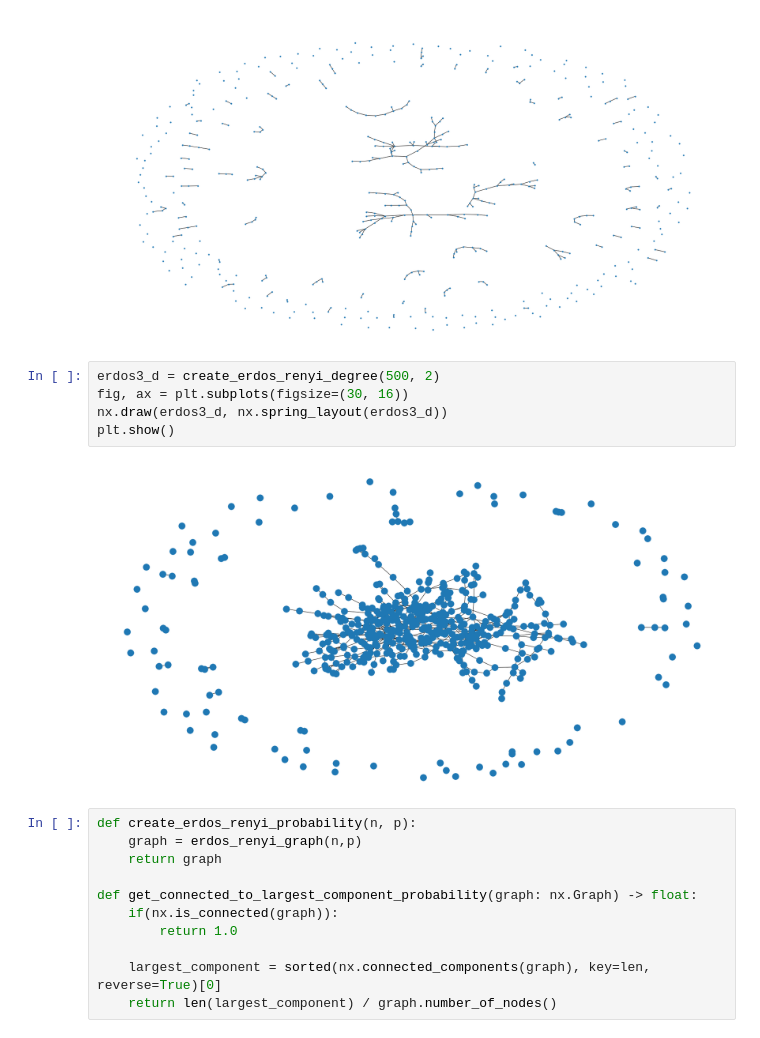
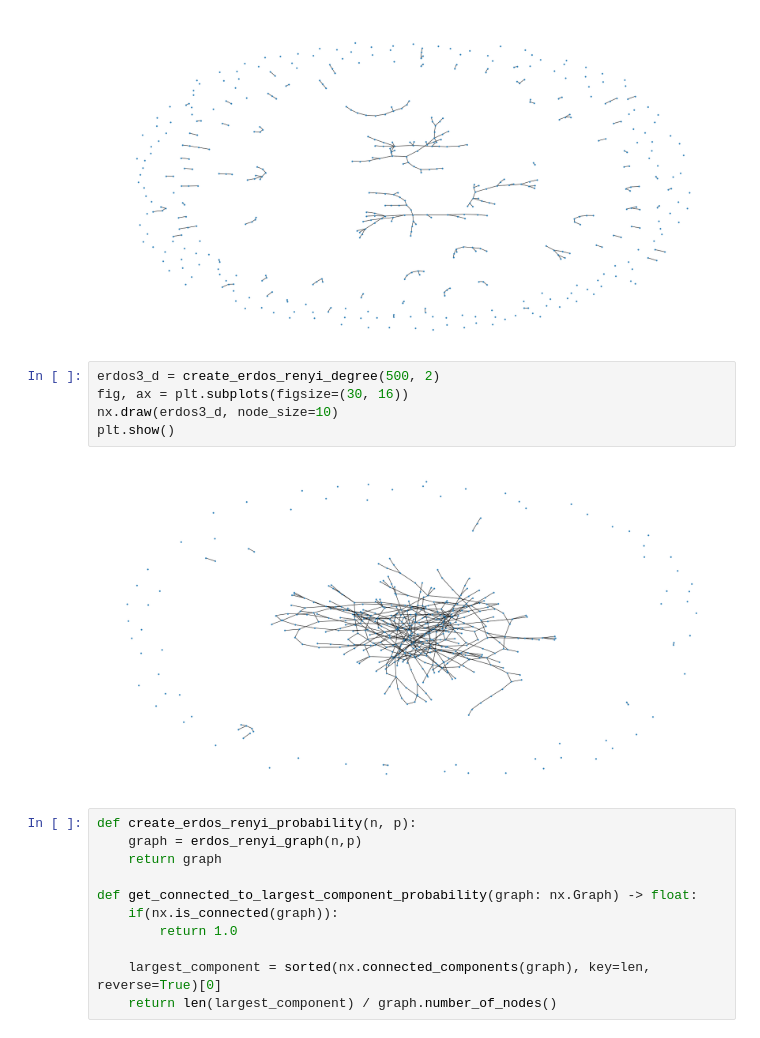
Before and after one commit to moerfii/network_science_uzh, a Jupyter notebook: assignment_4/excercise04.ipynb, the cells around one changed output. Cells and saved outputs as stored; diff of their text form.

Commit message:
final 4 graph porn

```diff
--- a/assignment_4/excercise04.ipynb
+++ b/assignment_4/excercise04.ipynb
@@ -147,10 +149,10 @@ plt.show()
 # %%
 erdos3_d = create_erdos_renyi_degree(500, 2)
 fig, ax = plt.subplots(figsize=(30, 16))
-nx.draw(erdos3_d, nx.spring_layout(erdos3_d))
+nx.draw(erdos3_d, node_size=10)
 plt.show()
 # %% [output]
-[figure, old version]
+[figure, new version]
 # %%
 def create_erdos_renyi_probability(n, p):
     graph = erdos_renyi_graph(n,p)
```
Also changed, not shown: parts of 15 cells of this notebook.
